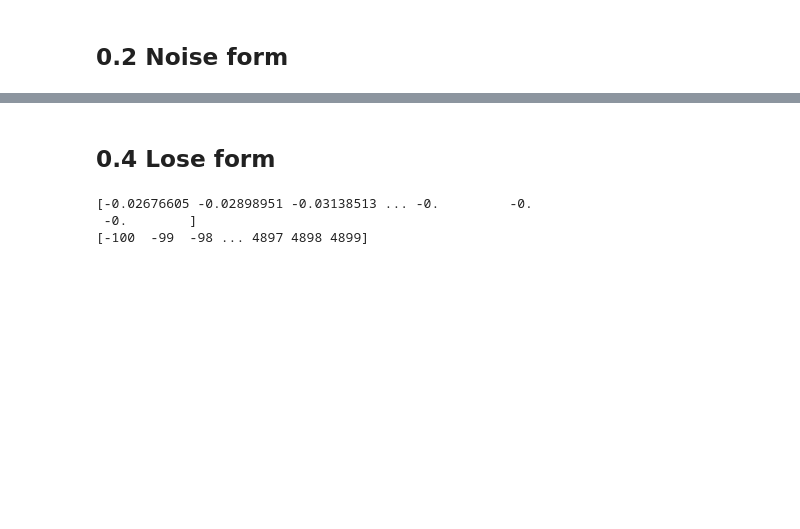
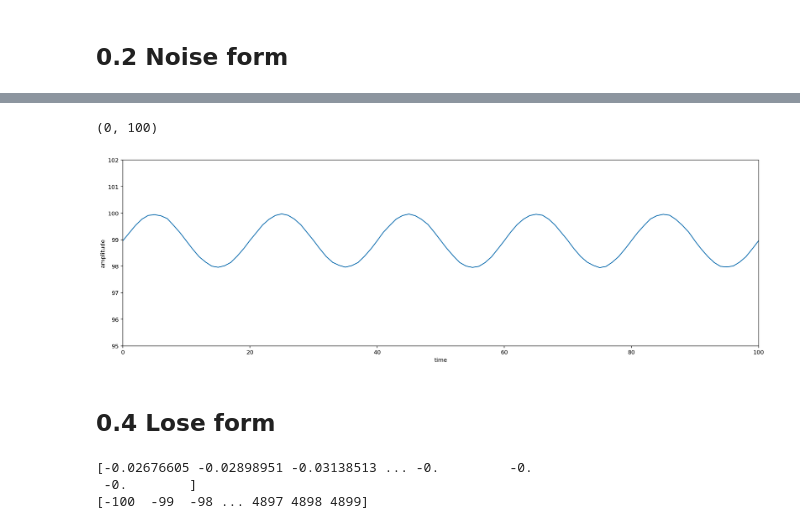
Before and after one commit to parinyad123/Anarmaly_Detection, a Jupyter notebook: anormaly.ipynb, the cells around one changed output, grey strips where cells are left out. Saved outputs shown, nothing was run; the diff lists cells and outputs as text; code cells hidden in the pictures; blank space fills up the shorter version.

```diff
--- a/anormaly.ipynb
+++ b/anormaly.ipynb
@@ -53,3 +56,14 @@ min of sig = 0.010797545436624794
+# %%
+plt.figure(figsize=(20,6))
+plt.plot(x,at)
+plt.xlabel('time')
+plt.ylabel('amplitude')
+
+plt.ylim(95,102)
+plt.xlim(0,100)
+# %% [output]
+(0, 100)
+[figure, added]
 # %% [markdown]
 ## 0.4 Lose form
 # %%
```
Also changed, not shown: parts of 26 cells of this notebook.
